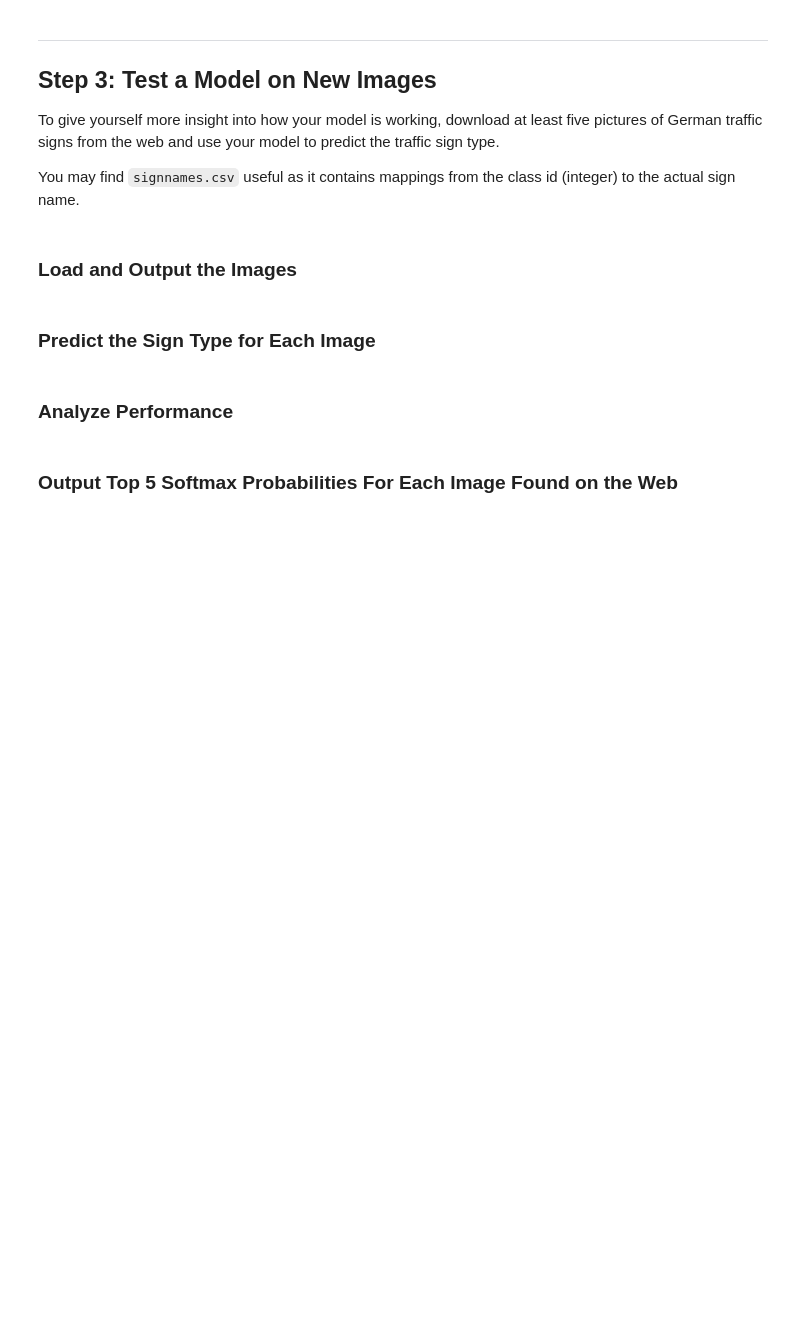
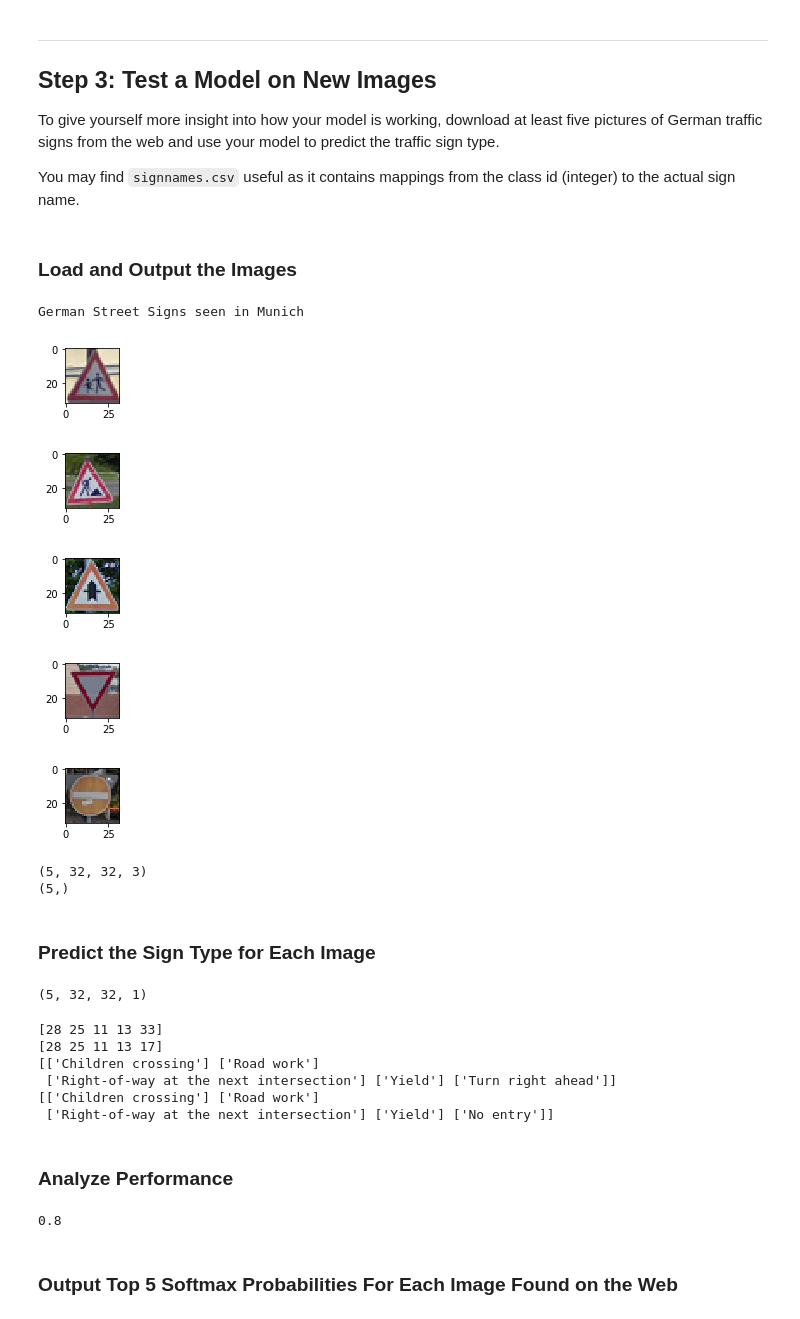
Before and after one commit to brightwellt/CarND-Traffic-Sign-Classifier-Project, a Jupyter notebook: Traffic_Sign_Classifier.ipynb, the cells around one changed output. Drawn from its saved outputs; the diff is of its cells as text; code cells hidden in the pictures; blank space fills up the shorter version.

```diff
--- a/Traffic_Sign_Classifier.ipynb
+++ b/Traffic_Sign_Classifier.ipynb
@@ -527,36 +532,84 @@ You may find `signnames.csv` useful as it contains mappings from the class id (i
 # %%
 ### Load the images and plot them here.
 ### Feel free to use as many code cells as needed.
 import os
 import matplotlib.image as mpimg
 print("German Street Signs seen in Munich")
 plt.rcParams["figure.figsize"] = (1,1)
 
 
 X_testnew = []
-y_testnew = np.asarray([28,25,11,13,18,17,27])
+y_testnew = np.asarray([28,25,11,13,17])
 i = 1
 for filename in os.listdir('new_signs'):
     image = mpimg.imread('new_signs/' + filename)
     image = cv2.cvtColor(image, cv2.COLOR_RGBA2RGB)
     plt.figure()
     plt.imshow(image)
     X_testnew.append(image)
 plt.show()
 X_testnew = np.asarray(X_testnew)
 print(X_testnew.shape)
 print(y_testnew.shape)
+# %% [output]
+German Street Signs seen in Munich
+[figure, added]
+[figure, added]
+[figure, added]
+[figure, added]
+[figure, added]
+(5, 32, 32, 3)
+(5,)
 # %% [markdown]
 ### Predict the Sign Type for Each Image
+# %%
+a = []
+for img in X_testnew:
+    imgOut = grayscaleImage(img)
+    imgOut = normalizeImage(imgOut)
+    a.append(imgOut)
+X_testnew = np.asarray(a).reshape(X_testnew.shape[0],32, 32, 1)
+print(X_testnew.shape)
+# %% [output]
+(5, 32, 32, 1)
 # %%
 ### Run the predictions here and use the model to output the prediction for each image.
 ### Make sure to pre-process the images with the same pre-processing pipeline used earlier.
 ### Feel free to use as many code cells as needed.
+num_examples = len(X_testnew)
+with tf.Session() as sess:
+    saver.restore(sess, tf.train.latest_checkpoint('./'))
+    prediction=tf.argmax(logits,1)
+
+    np.set_printoptions(edgeitems=3,infstr='inf', linewidth=75, nanstr='nan', precision=8, suppress=False, threshold=1000, formatter=None)
+    result = prediction.eval(feed_dict={x: X_testnew})
+    print (result)
+    print (y_testnew)
+
+    float_formatter = lambda x: "%.3f" % x
+    int_formatter = lambda x: "%s" % class_names[x]
+    np.set_printoptions(formatter={'float_kind':float_formatter, 'int_kind':int_formatter})
+    print (result)
+    print (y_testnew)
+# %% [output]
+[28 25 11 13 33]
+[28 25 11 13 17]
+[['Children crossing'] ['Road work']
+ ['Right-of-way at the next intersection'] ['Yield'] ['Turn right ahead']]
+[['Children crossing'] ['Road work']
+ ['Right-of-way at the next intersection'] ['Yield'] ['No entry']]
 # %% [markdown]
 ### Analyze Performance
 # %%
 ### Calculate the accuracy for these 5 new images.
 ### For example, if the model predicted 1 out of 5 signs correctly, it's 20% accurate on these new images.
+with tf.Session() as sess:
+    saver.restore(sess, tf.train.latest_checkpoint('.'))
+    #sess = tf.get_default_session()
+    accuracy = sess.run(accuracy_operation, feed_dict={x: X_testnew, y: y_testnew})
+    print(accuracy)
+# %% [output]
+0.8
 # %% [markdown]
 ### Output Top 5 Softmax Probabilities For Each Image Found on the Web
 # %% [markdown]
```
Also changed, not shown: parts of 18 cells of this notebook.
